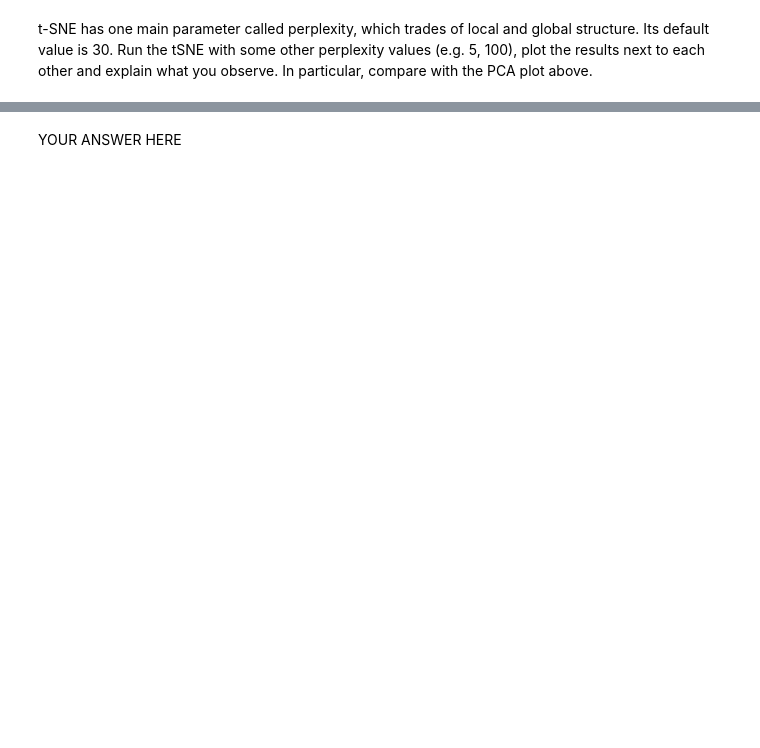
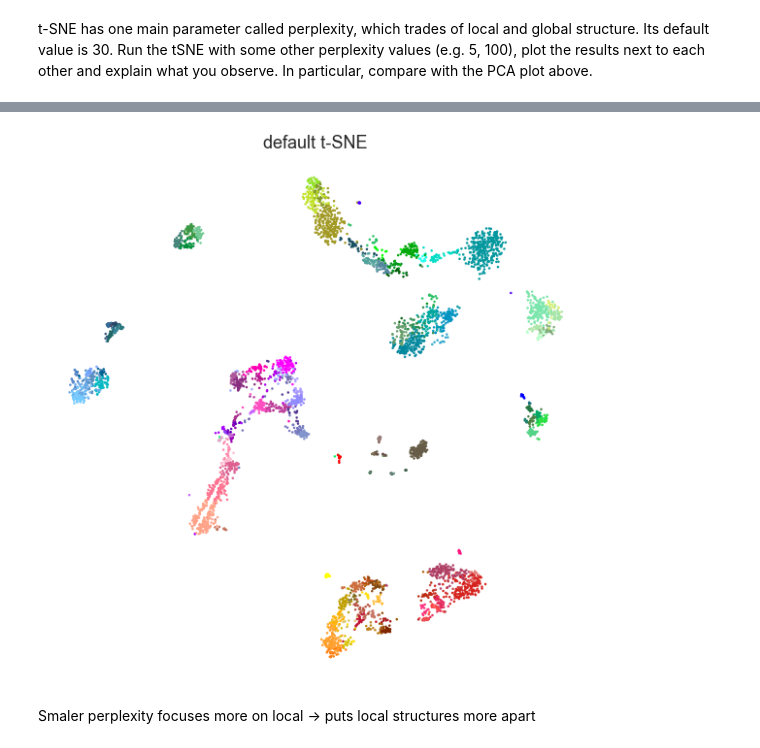
Before and after one commit to simonblaue/Master, a Jupyter notebook: Machine Learning/Practical_5/5_pca_tsne_[NAMES].ipynb, the cells around one changed output, grey strips where cells are left out. Drawn from its saved outputs; the diff is of its cells as text; code cells hidden in the pictures; blank space fills up the shorter version.

```diff
--- a/Machine Learning/Practical_5/5_pca_tsne_[NAMES].ipynb
+++ b/Machine Learning/Practical_5/5_pca_tsne_[NAMES].ipynb
@@ -485,10 +430,14 @@ t-SNE has one main parameter called perplexity, which trades of local and global
 # %%
 # plot results
 
 # ---------------- INSERT CODE ----------------------
-
+tsne_default = TSNE(random_state=1, perplexity=100)
+tsne_results = tsne_default.fit_transform(PCA_75_sklearn)
+plot_tsne(tsne_results, original_clusters, labels=['default t-SNE'])
 
 
 # ---------------- END CODE -------------------------
+# %% [output]
+[figure, added]
-# %% [markdown]
-YOUR ANSWER HERE
+# %% [markdown]
+Smaler perplexity focuses more on local -> puts local structures more apart
```
Also changed, not shown: parts of 5 cells of this notebook.
